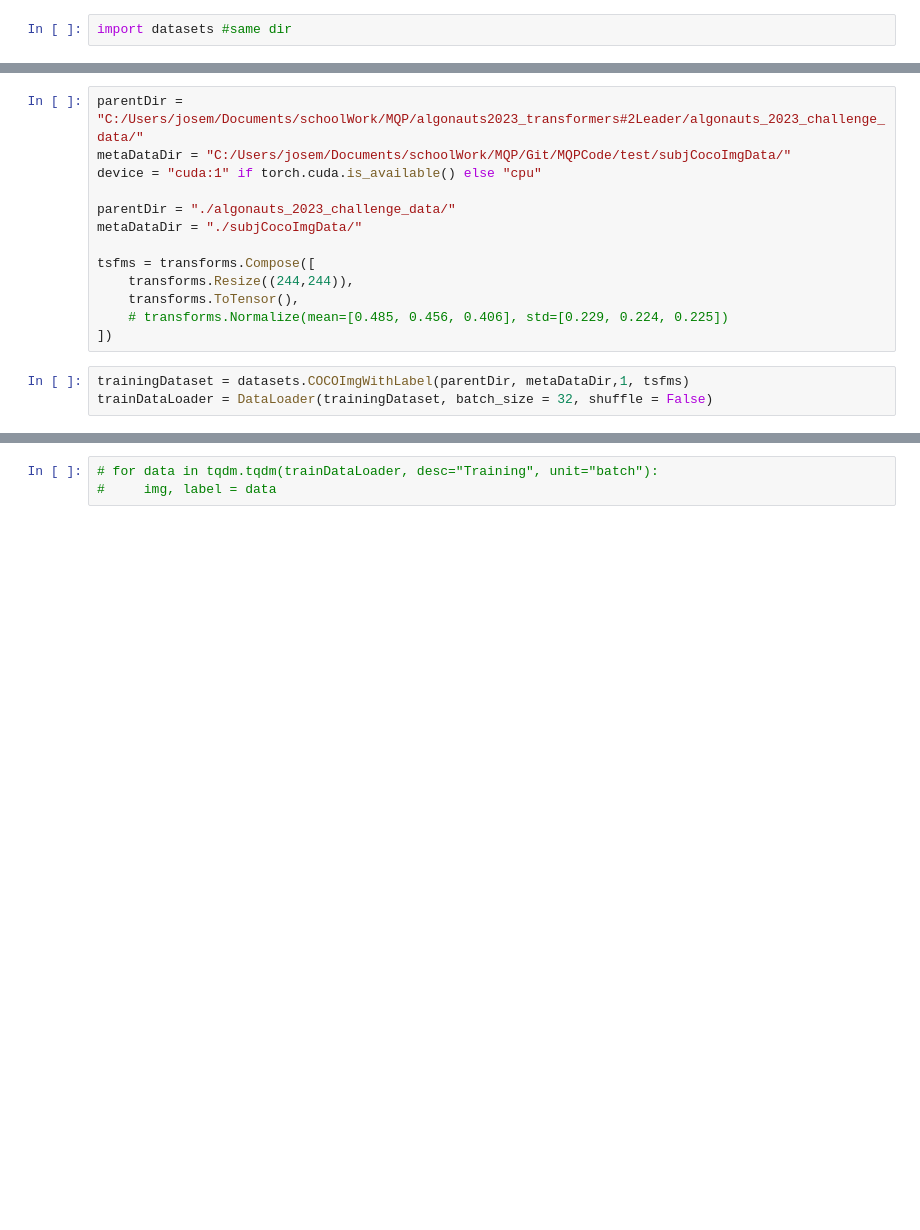
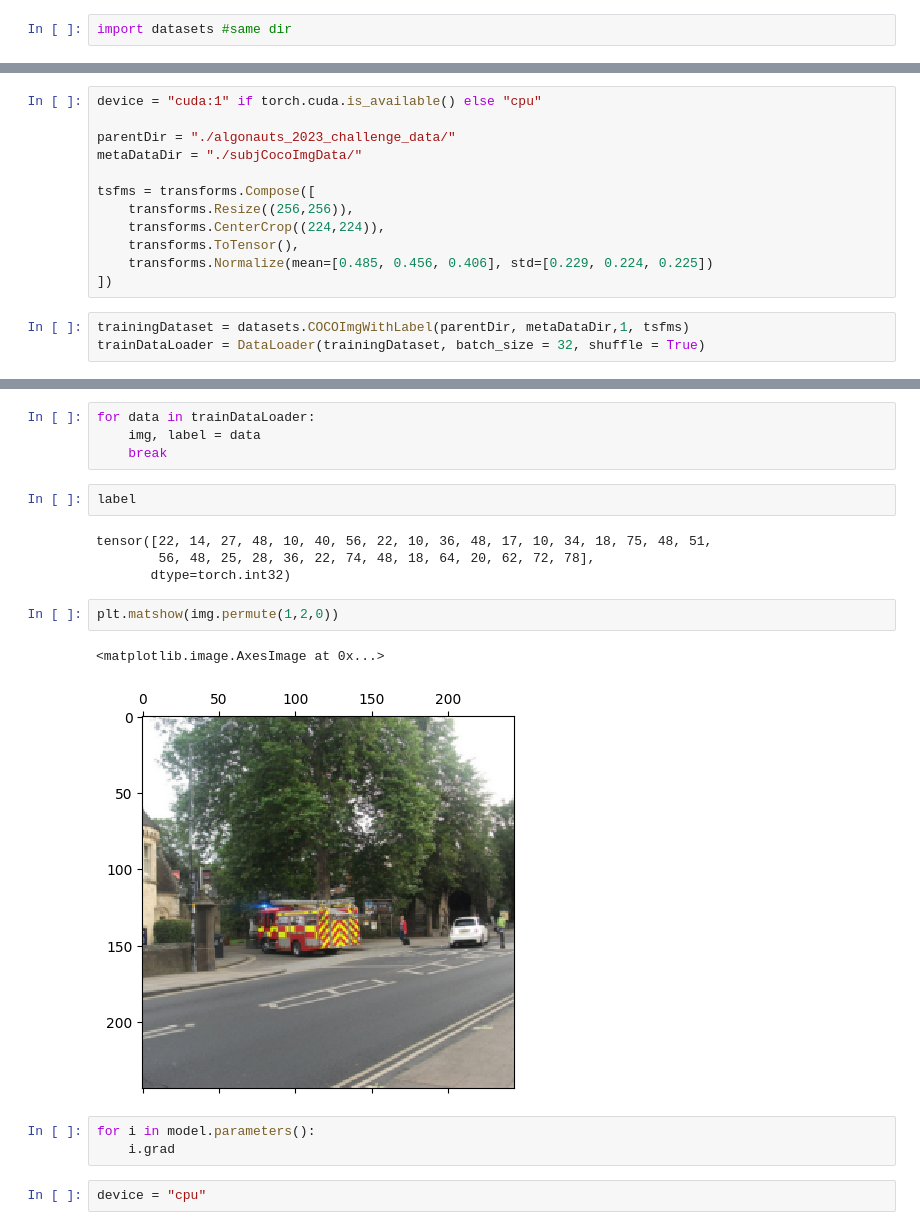
Before and after one commit to physicalfrog4/Brain-Scans-MPQ, a Jupyter notebook: gradCam/cocoVGG.ipynb, the cells around one changed output, grey strips where cells are left out. Saved outputs shown, nothing was run; the diff lists cells and outputs as text; blank space fills up the shorter version.

Commit message:
Got VGG to train properly
I want to die

```diff
--- a/gradCam/cocoVGG.ipynb
+++ b/gradCam/cocoVGG.ipynb
@@ -16,16 +20,15 @@ import datasets #same dir
 # %%
-parentDir = "C:/Users/josem/Documents/schoolWork/MQP/algonauts2023_transformers#2Leader/algonauts_2023_challenge_data/"
-metaDataDir = "C:/Users/josem/Documents/schoolWork/MQP/Git/MQPCode/test/subjCocoImgData/"
 device = "cuda:1" if torch.cuda.is_available() else "cpu"
 
 parentDir = "./algonauts_2023_challenge_data/"
 metaDataDir = "./subjCocoImgData/"
 
 tsfms = transforms.Compose([
-    transforms.Resize((244,244)),
+    transforms.Resize((256,256)),
+    transforms.CenterCrop((224,224)),
     transforms.ToTensor(),
-    # transforms.Normalize(mean=[0.485, 0.456, 0.406], std=[0.229, 0.224, 0.225])
+    transforms.Normalize(mean=[0.485, 0.456, 0.406], std=[0.229, 0.224, 0.225])
 ])
 # %%
 trainingDataset = datasets.COCOImgWithLabel(parentDir, metaDataDir,1, tsfms)
-trainDataLoader = DataLoader(trainingDataset, batch_size = 32, shuffle = False)
+trainDataLoader = DataLoader(trainingDataset, batch_size = 32, shuffle = True)
@@ -63,6 +93,23 @@ VGG(
   )
 )
 # %%
-# for data in tqdm.tqdm(trainDataLoader, desc="Training", unit="batch"):
-#     img, label = data
+for data in trainDataLoader:
+    img, label = data
+    break
+# %%
+label
+# %% [output]
+tensor([22, 14, 27, 48, 10, 40, 56, 22, 10, 36, 48, 17, 10, 34, 18, 75, 48, 51,
+        56, 48, 25, 28, 36, 22, 74, 48, 18, 64, 20, 62, 72, 78],
+       dtype=torch.int32)
+# %%
+plt.matshow(img.permute(1,2,0))
+# %% [output]
+<matplotlib.image.AxesImage at 0x...>
+[figure, added]
+# %%
+for i in model.parameters():
+    i.grad
+# %%
+device = "cpu"
 # %%
```
Also changed, not shown: parts of 7 cells of this notebook, 1 other file.
